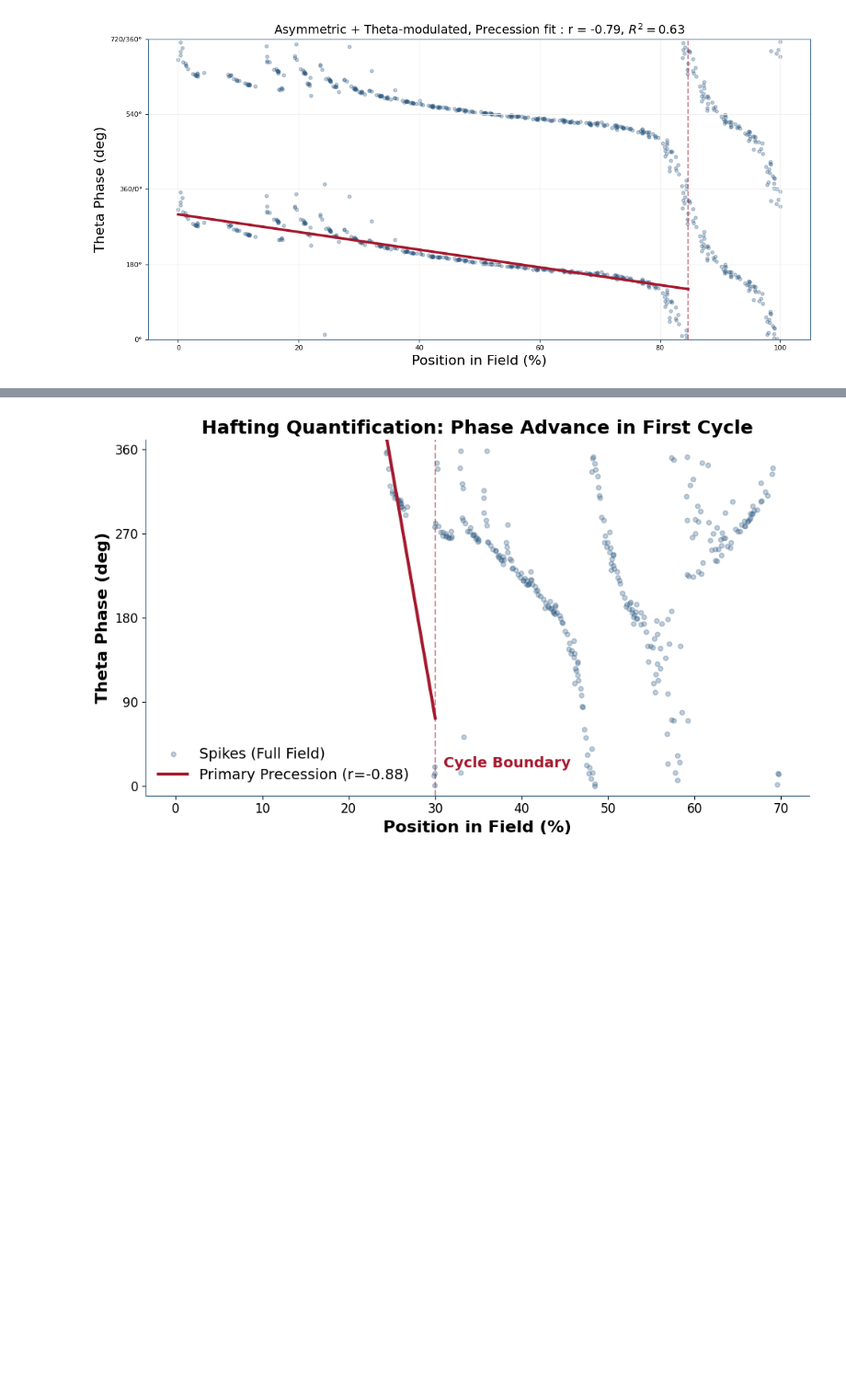
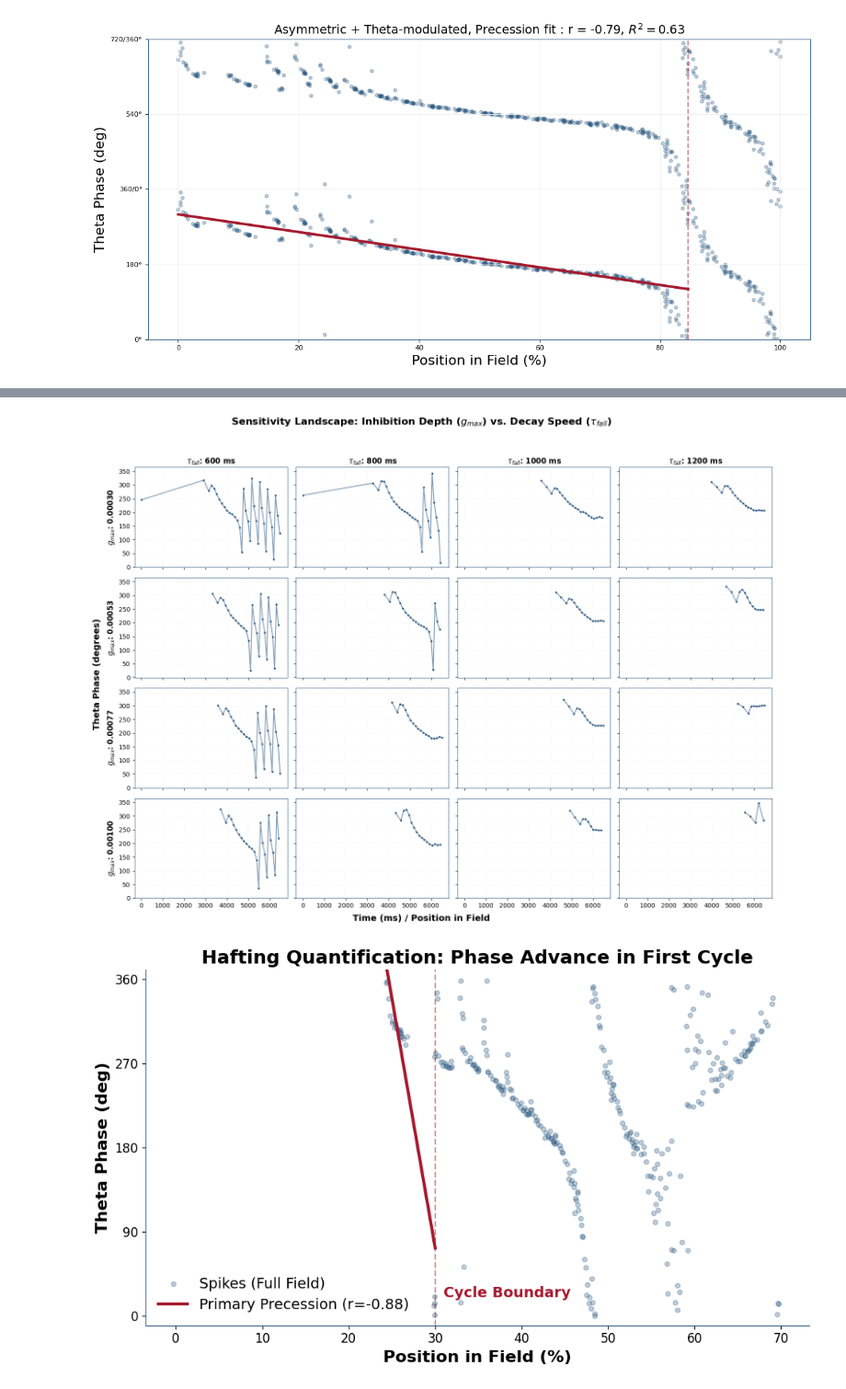
Before and after one commit to tiny-infinity/GridCellsTheta, a Jupyter notebook: phase_prec_final.ipynb, the cells around one changed output, grey strips where cells are left out. Shown at 92% size. Drawn from its saved outputs; the diff is of its cells as text; code cells hidden in the pictures; blank space fills up the shorter version.

```diff
--- a/phase_prec_final.ipynb
+++ b/phase_prec_final.ipynb
@@ -732,3 +934,36 @@ plt.show()
+# %%
+n_rows = len(g_max_array)
+n_cols = len(tf_array)
+
+fig, axes = plt.subplots(n_rows, n_cols, figsize=(n_cols * 4, n_rows * 3),
+                         sharex=True, sharey=True)
+
+for i, gm_val in enumerate(g_max_array):
+    for j, tf_val in enumerate(tf_array):
+        ax = axes[i, j]
+        res = results_matrix_gm[i * n_cols + j]
+
+        # Plotting in degrees for easier interpretation (0-720 for wrap-around)
+        ax.scatter(res['spikes'], np.degrees(res['phases']), color='#2D5A82', s=5, alpha=1)
+        ax.plot(res['spikes'], np.degrees(res['phases']), color='#2D5A82', alpha=0.6)
+
+        if i == 0:
+            ax.set_title(f"$\\tau_{{fall}}$: {tf_val} ms", fontsize=12, fontweight='bold')
+        if j == 0:
+            ax.set_ylabel(f"$g_{{max}}$: {gm_val:.5f}", fontsize=12, fontweight='bold')
+
+
+        ax.grid(True, linestyle='--', alpha=0.1)
+
+fig.text(0.5, 0.04, 'Time (ms) / Position in Field', ha='center', fontsize=14, fontweight='bold')
+fig.text(0.04, 0.5, 'Theta Phase (degrees)', va='center', rotation='vertical', fontsize=14, fontweight='bold')
+plt.suptitle("Sensitivity Landscape: Inhibition Depth ($g_{max}$) vs. Decay Speed ($\\tau_{fall}$)",
+             fontsize=16, fontweight='bold', y=0.98)
+plt.tight_layout(rect=[0.05, 0.05, 1, 0.95])
+plt.savefig("final_figs/sensitivity_analysis_2.png",dpi=600)
+plt.show()
+# %% [output]
+[figure, added]
 # %%
 import numpy as np
 import matplotlib.pyplot as plt
```
Also changed, not shown: parts of 9 cells of this notebook, 23 other files.
